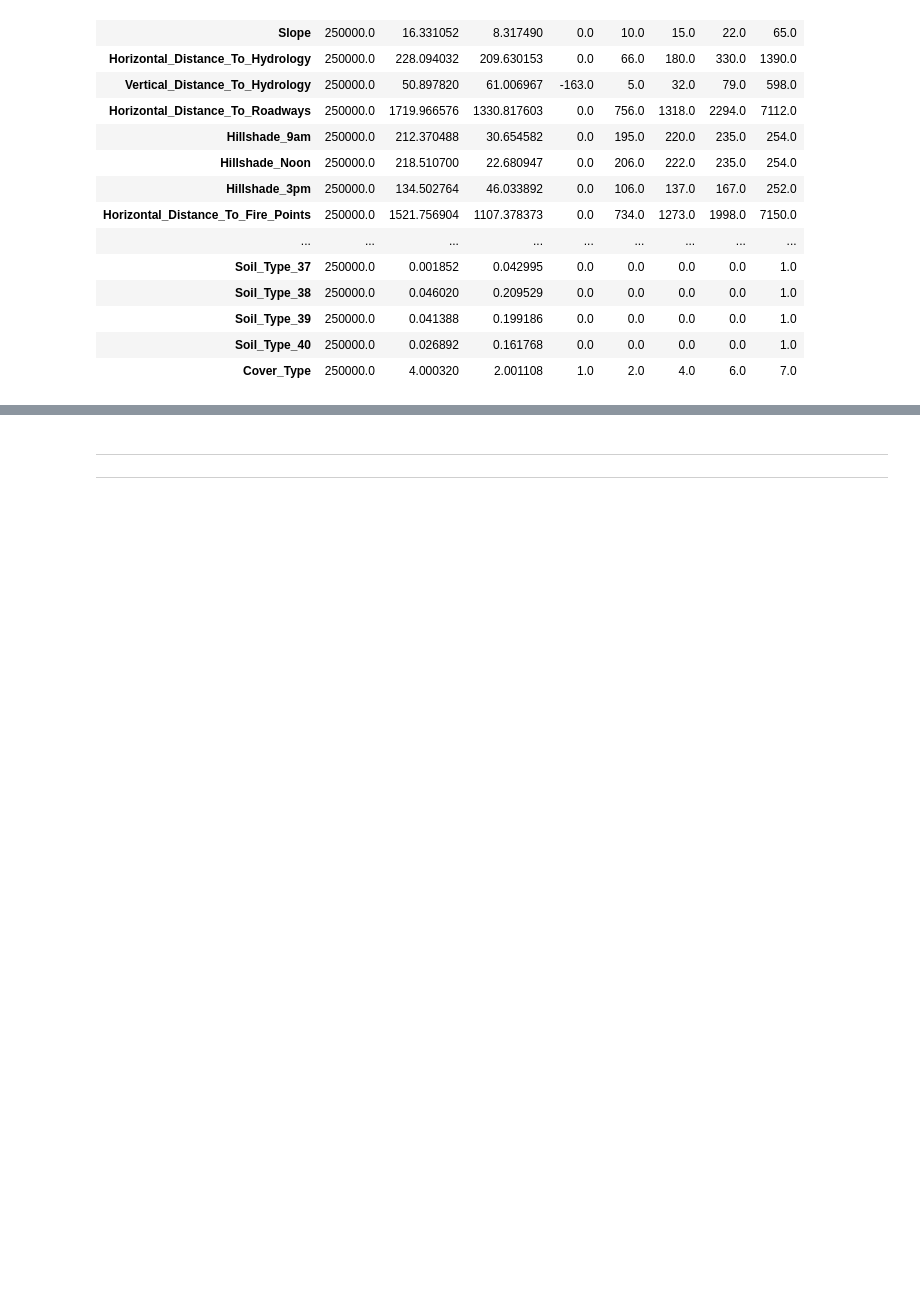
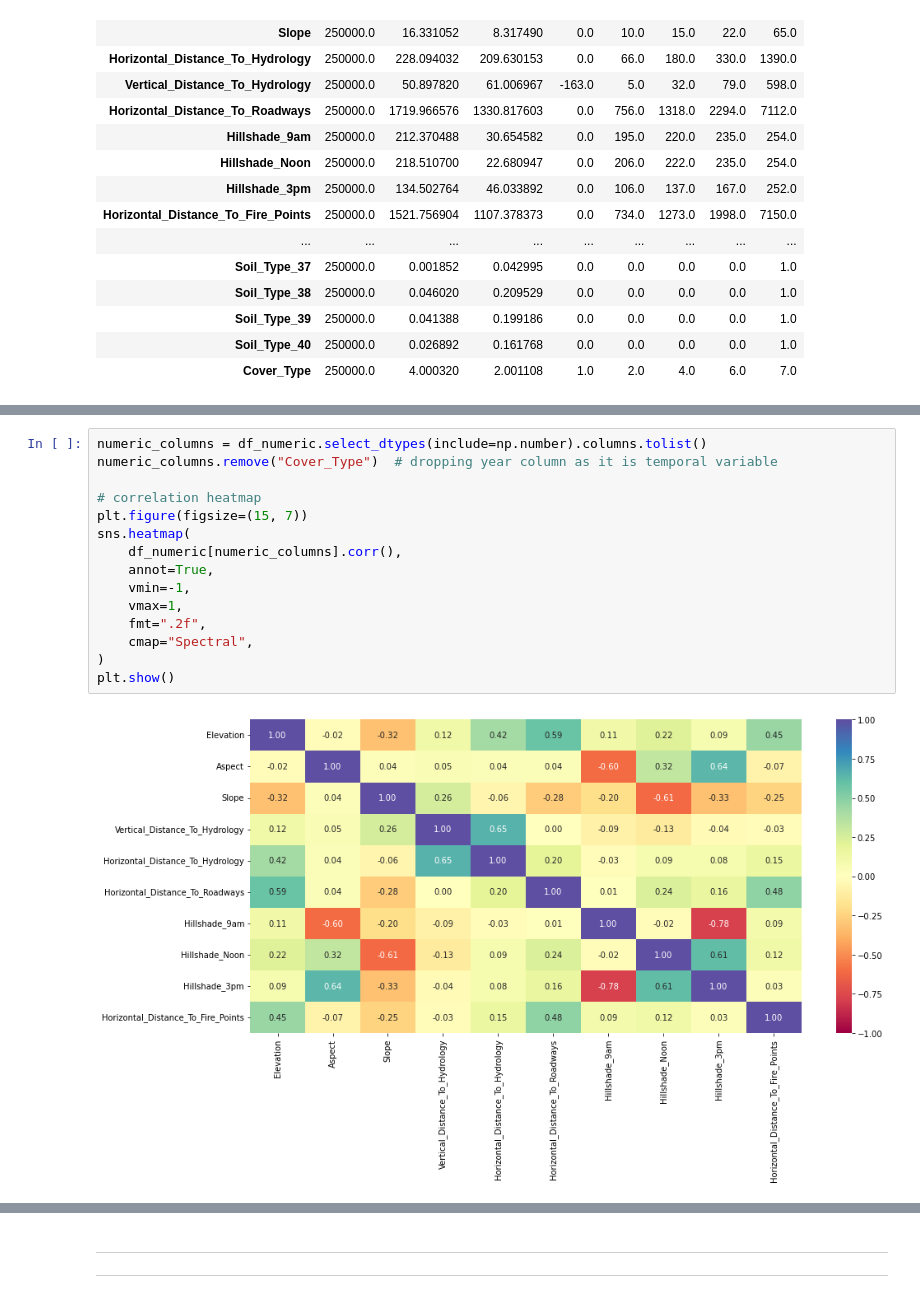
Before and after one commit to StephenKinggg/Data_Science_Course_Repo, a Jupyter notebook: 1. Projects_Assignment/22. ML_Assignment_3(Tree_Types_Prediction_Classification).ipynb, the cells around one changed output, grey strips where cells are left out. Drawn from its saved outputs; the diff is of its cells as text; blank space fills up the shorter version.

```diff
--- a/1. Projects_Assignment/22. ML_Assignment_3(Tree_Types_Prediction_Classification).ipynb
+++ b/1. Projects_Assignment/22. ML_Assignment_3(Tree_Types_Prediction_Classification).ipynb
@@ -226,0 +338,17 @@ df.describe().T
+# %%
+numeric_columns = df_numeric.select_dtypes(include=np.number).columns.tolist()
+numeric_columns.remove("Cover_Type")  # dropping year column as it is temporal variable
+
+# correlation heatmap
+plt.figure(figsize=(15, 7))
+sns.heatmap(
+    df_numeric[numeric_columns].corr(),
+    annot=True,
+    vmin=-1,
+    vmax=1,
+    fmt=".2f",
+    cmap="Spectral",
+)
+plt.show()
+# %% [output]
+[figure, added]
```
Also changed, not shown: parts of 9 cells of this notebook, 3 other files.
